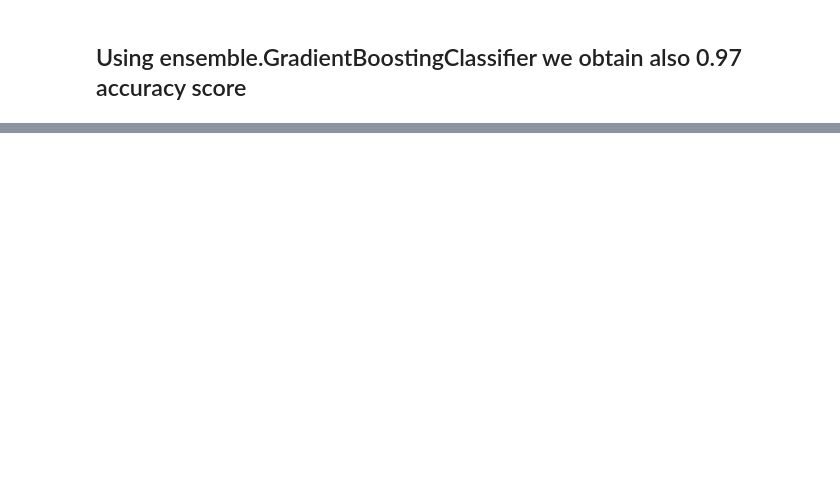
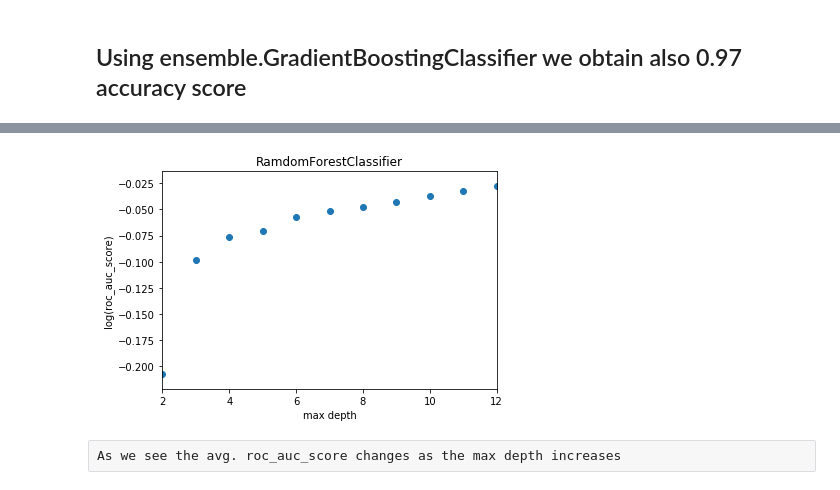
Before and after one commit to dsGitHubRepository/default-of-credit-card-clients, a Jupyter notebook: credit-card-default-in-depth Analysis-Machine-Learning.ipynb, the cells around one changed output, grey strips where cells are left out. Drawn from its saved outputs; the diff is of its cells as text; code cells hidden in the pictures; blank space fills up the shorter version.

```diff
--- a/credit-card-default-in-depth Analysis-Machine-Learning.ipynb
+++ b/credit-card-default-in-depth Analysis-Machine-Learning.ipynb
@@ -187,0 +237,7 @@ accuracy_score(y_t, y_p), roc_auc_score(y_t, y_p)
+# %%
+MLclf = [LogisticRegression(), GaussianNB(), DecisionTreeClassifier(), ExtraTreesClassifier(), RandomForestClassifier(), ensemble.GradientBoostingClassifier() ]
+roc_list = []
+for clf in MLclf:
+    y_p = clf.fit(x_tr, y_tr).predict(x_t)
+    roc_list.append(roc_auc_score(y_t, y_p))
+    print(roc_auc_score(y_t, y_p))
@@ -187,0 +271,9 @@ accuracy_score(y_t, y_p), roc_auc_score(y_t, y_p)
+# %%
+## On the other hand a particular classifier can be called with variation in the parameter such as
+depth_grid = [2, 3, 4, 5, 6, 7, 8, 9]
+
+for d in depth_grid:
+    clf = RandomForestClassifier(max_depth=d, random_state=0)
+    clf.fit(x_tr, y_tr)
+    y_p = clf.predict(x_t)
+    print(roc_auc_score(y_t, y_p))
@@ -187,0 +289,15 @@ accuracy_score(y_t, y_p), roc_auc_score(y_t, y_p)
+# %%
+def grid_search():
+    depth_grid = [2, 3, 4, 5, 6, 7, 8, 9, 10, 11, 12]
+    roc_score = []
+    for d in depth_grid:
+        score = 0
+        for rn in range(10):
+            clf = RandomForestClassifier(max_depth=d)
+            clf.fit(x_tr, y_tr)
+            y_p = clf.predict(x_t)
+            score += roc_auc_score(y_t, y_p)
+        roc_score.append(score/10.0)
+    return depth_grid,roc_score
+# %%
+tree_depth, score = grid_search()
@@ -187,0 +319,11 @@ accuracy_score(y_t, y_p), roc_auc_score(y_t, y_p)
+# %%
+plt.scatter(tree_depth, np.log(score))
+plt.autoscale(enable=True, tight=True)
+plt.title('RamdomForestClassifier')
+plt.ylabel('log(roc_auc_score)')
+plt.xlabel('max depth')
+plt.show()
+# %% [output]
+[figure, added]
+# %% [raw]
+As we see the avg. roc_auc_score changes as the max depth increases
```
Also changed, not shown: parts of 19 cells of this notebook.
